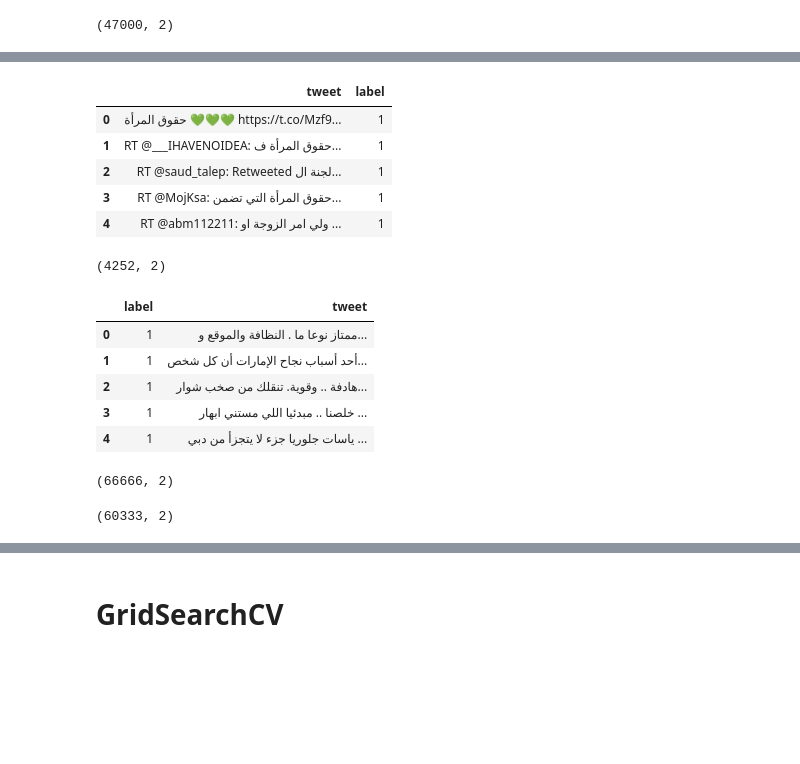
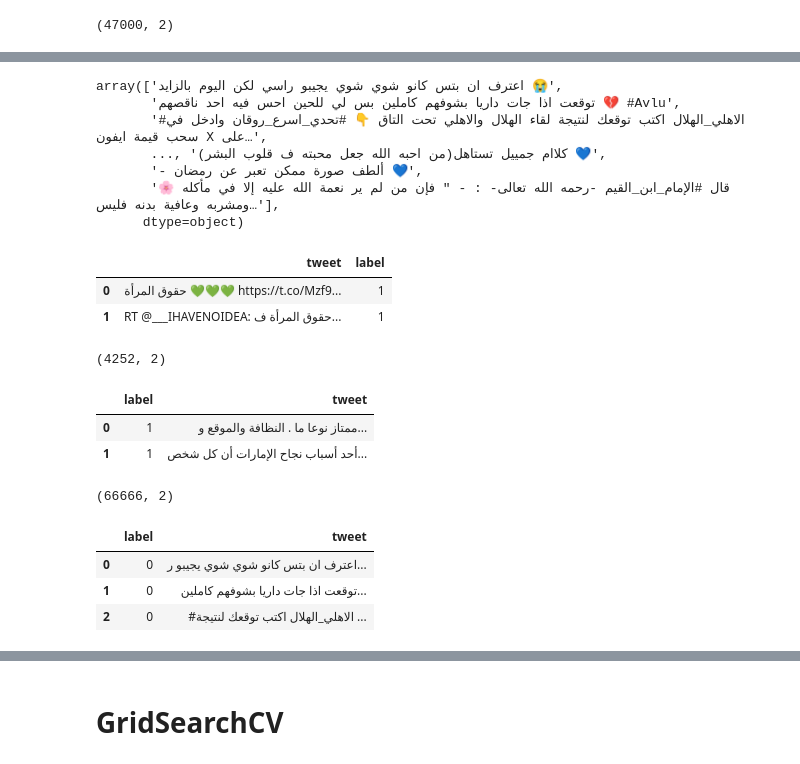
Before and after one commit to wassimchouchen/Natural-Language-Processing, a Jupyter notebook: arabic-sentiment-analysis-using-mnb-improved.ipynb, the cells around one changed output, grey strips where cells are left out. Drawn from its saved outputs; the diff is of its cells as text; code cells hidden in the pictures; blank space fills up the shorter version.

```diff
--- a/arabic-sentiment-analysis-using-mnb-improved.ipynb
+++ b/arabic-sentiment-analysis-using-mnb-improved.ipynb
@@ -100,16 +167,23 @@ X_train, X_val, y_train, y_val = train_test_split(X,y,test_size=0.1, random_stat
+# %%
+X
+# %% [output]
+array(['اعترف ان بتس كانو شوي شوي يجيبو راسي لكن اليوم بالزايد 😭',
+       'توقعت اذا جات داريا بشوفهم كاملين بس لي للحين احس فيه احد ناقصهم 💔 #Avlu',
+       '#الاهلي_الهلال اكتب توقعك لنتيجة لقاء الهلال والاهلي تحت التاق 👇 #تحدي_اسرع_روقان وادخل في سحب قيمة ايفون X على…',
+       ..., 'كلاام جمييل تستاهل(من احبه الله جعل محبته ف قلوب البشر) 💙',
+       '- ألطف صورة ممكن تعبر عن رمضان 💙',
+       '🌸 قال #الإمام_ابن_القيم -رحمه الله تعالى- : - " فإن من لم ير نعمة الله عليه إلا في مأكله ومشربه وعافية بدنه فليس…'],
+      dtype=object)
 # %%
 df_ss2030 = pd.read_csv("../input/arabic-sentiment-analysis-dataset-ss2030-dataset/Arabic Sentiment Analysis Dataset - SS2030.csv")
 # Rename columns to match convention
 df_ss2030 = df_ss2030.rename(columns = {"text":"tweet", "Sentiment": "label"})
 # %%
-df_ss2030.head()
+df_ss2030.head(2)
 # %% [output]
 |  | tweet | label |
 | 0 | حقوق المرأة 💚💚💚 https://t.co/Mzf9... | 1 |
 | 1 | RT @___IHAVENOIDEA: حقوق المرأة ف... | 1 |
-| 2 | RT @saud_talep: Retweeted لجنة ال... | 1 |
-| 3 | RT @MojKsa: حقوق المرأة التي تضمن... | 1 |
-| 4 | RT @abm112211: ولي امر الزوجة او ... | 1 |
 # %%
 df_ss2030.shape
 # %% [output]
@@ -124,14 +198,11 @@ df_reviews["label"] = df_reviews["label"].map(label_mapping)
 # Rename columns to match convention
 df_reviews = df_reviews.rename(columns = {"text":"tweet"})
 # %%
-df_reviews.head()
+df_reviews.head(2)
 # %% [output]
 |  | label | tweet |
 | 0 | 1 | ممتاز نوعا ما . النظافة والموقع و... |
 | 1 | 1 | أحد أسباب نجاح الإمارات أن كل شخص... |
-| 2 | 1 | هادفة .. وقوية. تنقلك من صخب شوار... |
-| 3 | 1 | خلصنا .. مبدئيا اللي مستني ابهار ... |
-| 4 | 1 | ياسات جلوريا جزء لا يتجزأ من دبي ... |
 # %%
 df_reviews.shape
 # %% [output]
@@ -141,4 +210,7 @@ data=pd.concat([df_reviews[:33333],df_ss2030[:2000], train_df[:25000] ])
-# %%
-data.shape
-# %% [output]
-(60333, 2)
+# %%
+train_df.head(3)
+# %% [output]
+|  | label | tweet |
+| 0 | 0 | اعترف ان بتس كانو شوي شوي يجيبو ر... |
+| 1 | 0 | توقعت اذا جات داريا بشوفهم كاملين... |
+| 2 | 0 | #الاهلي_الهلال اكتب توقعك لنتيجة ... |
```
Also changed, not shown: parts of 55 cells of this notebook.
